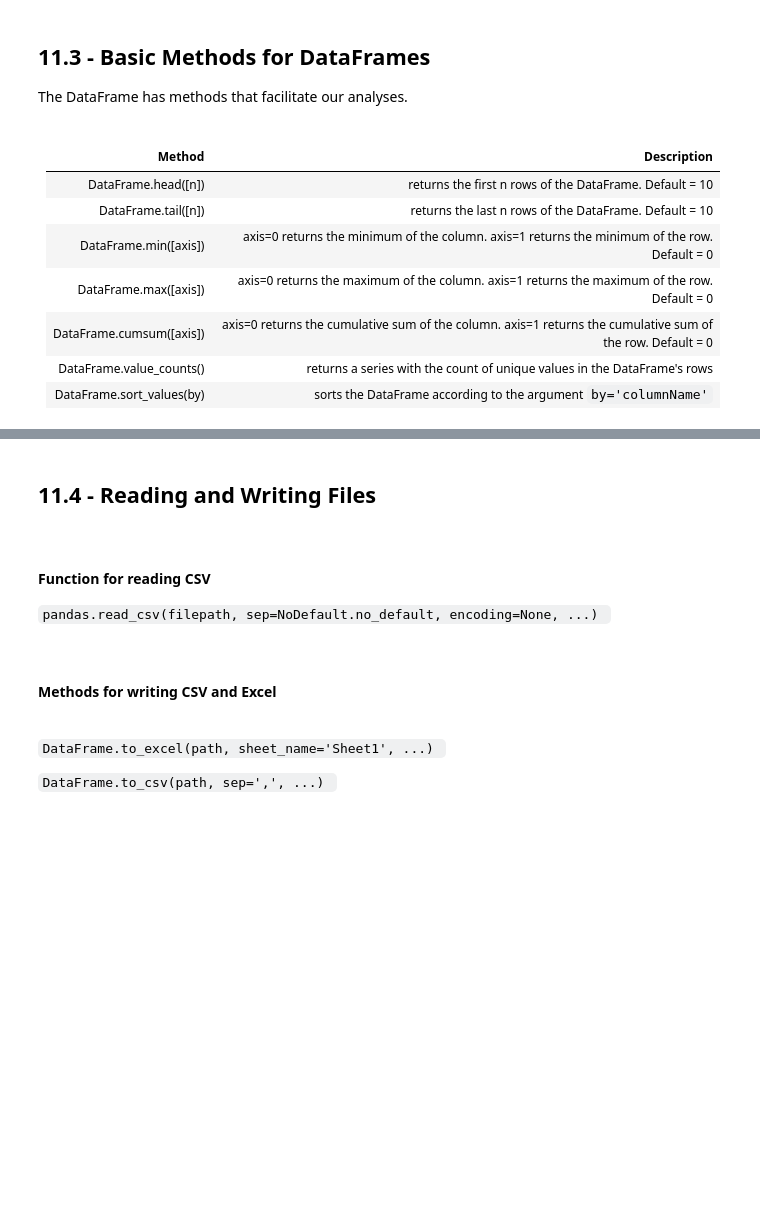
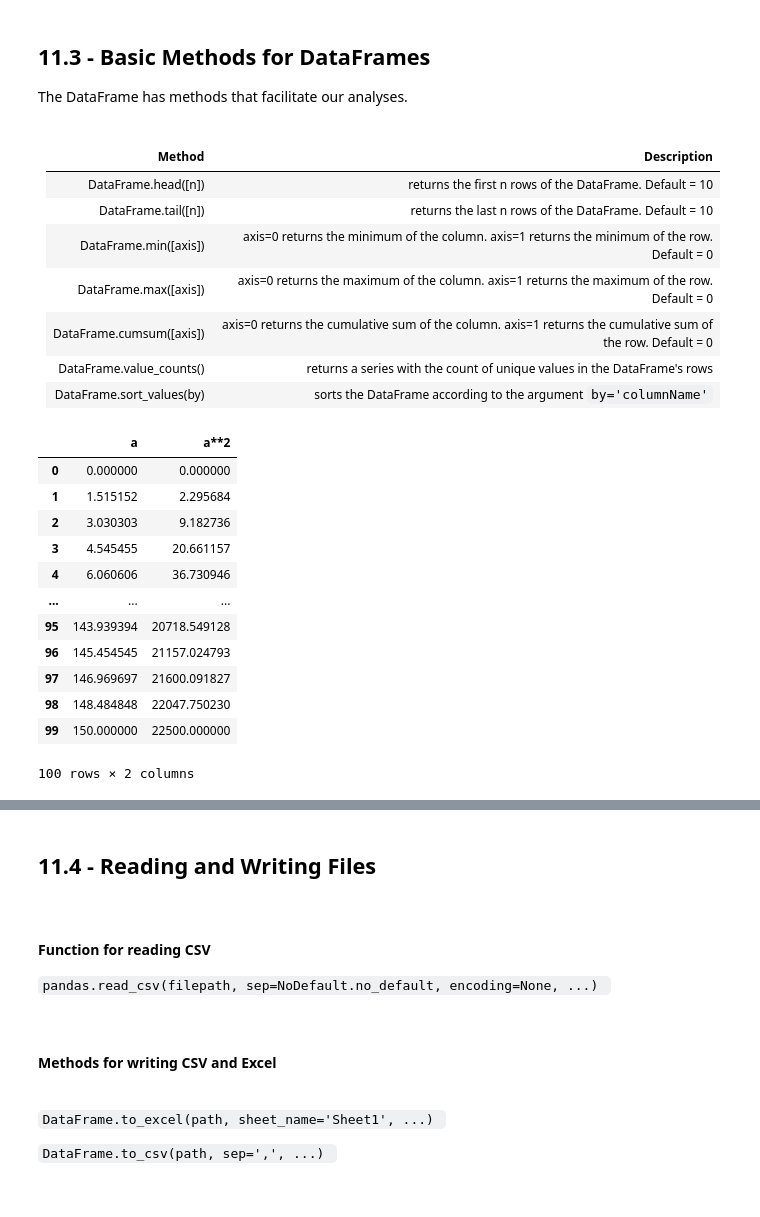
Before and after one commit to rafaelpsilva07/python-for-engineers-and-scientists, a Jupyter notebook: lessons/m2 - Section 11 - Pandas.ipynb, the cells around one changed output, grey strips where cells are left out. Cells and saved outputs as stored; diff of their text form; code cells hidden in the pictures; blank space fills up the shorter version.

```diff
--- a/lessons/m2 - Section 11 - Pandas.ipynb
+++ b/lessons/m2 - Section 11 - Pandas.ipynb
@@ -241,0 +245,20 @@ The DataFrame has methods that facilitate our analyses.
+# %%
+a = np.linspace(0, 150, 100)
+b = a ** 2
+df = pd.DataFrame({'a': a,
+                   'a**2': b})
+df
+# %% [output]
+|  | a | a**2 |
+| 0 | 0.000000 | 0.000000 |
+| 1 | 1.515152 | 2.295684 |
+| 2 | 3.030303 | 9.182736 |
+| 3 | 4.545455 | 20.661157 |
+| 4 | 6.060606 | 36.730946 |
+| ... | ... | ... |
+| 95 | 143.939394 | 20718.549128 |
+| 96 | 145.454545 | 21157.024793 |
+| 97 | 146.969697 | 21600.091827 |
+| 98 | 148.484848 | 22047.750230 |
+| 99 | 150.000000 | 22500.000000 |
+100 rows × 2 columns
```
Also changed, not shown: parts of 14 cells of this notebook.
